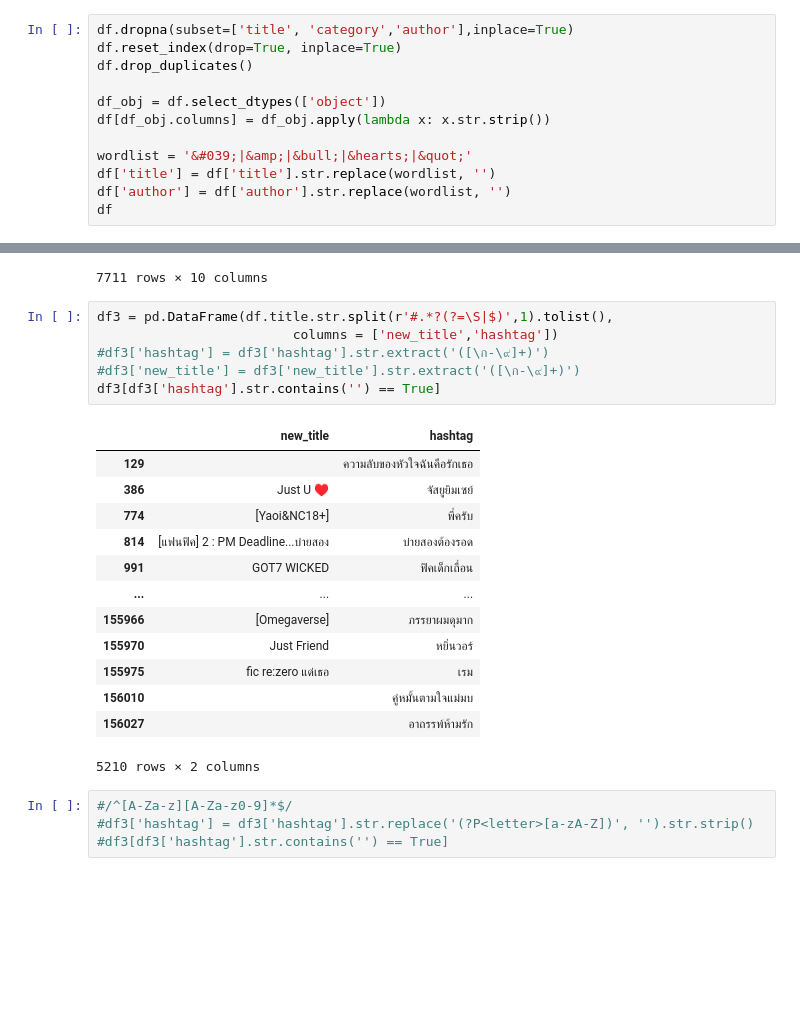
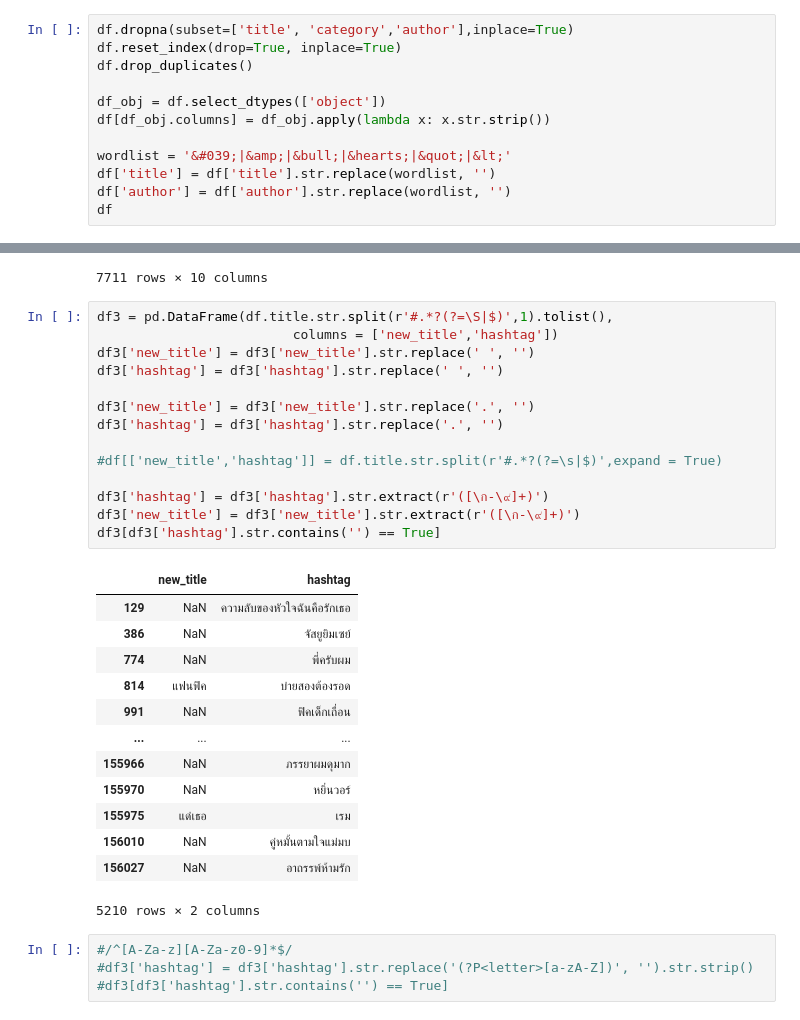
Before and after one commit to pppetonggg/Pick2Read, a Jupyter notebook: CleanTunwalai.ipynb, the cells around one changed output, grey strips where cells are left out. Cells and saved outputs as stored; diff of their text form; blank space fills up the shorter version.

```diff
--- a/CleanTunwalai.ipynb
+++ b/CleanTunwalai.ipynb
@@ -18,7 +18,7 @@ df.drop_duplicates()
 df_obj = df.select_dtypes(['object'])
 df[df_obj.columns] = df_obj.apply(lambda x: x.str.strip())
 
-wordlist = '&#039;|&amp;|&bull;|&hearts;|&quot;'
+wordlist = '&#039;|&amp;|&bull;|&hearts;|&quot;|&lt;'
 df['title'] = df['title'].str.replace(wordlist, '')
 df['author'] = df['author'].str.replace(wordlist, '')
 df
@@ -61,22 +61,30 @@ df2
 # %%
 df3 = pd.DataFrame(df.title.str.split(r'#.*?(?=\S|$)',1).tolist(),
                          columns = ['new_title','hashtag'])
-#df3['hashtag'] = df3['hashtag'].str.extract('([\ก-\๙]+)')
-#df3['new_title'] = df3['new_title'].str.extract('([\ก-\๙]+)')
+df3['new_title'] = df3['new_title'].str.replace(' ', '')
+df3['hashtag'] = df3['hashtag'].str.replace(' ', '')
+
+df3['new_title'] = df3['new_title'].str.replace('.', '')
+df3['hashtag'] = df3['hashtag'].str.replace('.', '')
+
+#df[['new_title','hashtag']] = df.title.str.split(r'#.*?(?=\s|$)',expand = True)
+
+df3['hashtag'] = df3['hashtag'].str.extract(r'([\ก-\๙]+)')
+df3['new_title'] = df3['new_title'].str.extract(r'([\ก-\๙]+)')
 df3[df3['hashtag'].str.contains('') == True]
 # %% [output]
 |  | new_title | hashtag |
-| 129 |  | ความลับของหัวใจฉันคือรักเธอ |
-| 386 | Just U ♥ | จัสยูยิมเซย์ |
-| 774 | [Yaoi&NC18+] | พี่ครับ |
-| 814 | [แฟนฟิค] 2 : PM Deadline...บ่ายสอง | บ่ายสองต้องรอด |
-| 991 | GOT7 WICKED | ฟิคเด็กเถื่อน |
+| 129 | NaN | ความลับของหัวใจฉันคือรักเธอ |
+| 386 | NaN | จัสยูยิมเซย์ |
+| 774 | NaN | พี่ครับผม |
+| 814 | แฟนฟิค | บ่ายสองต้องรอด |
+| 991 | NaN | ฟิคเด็กเถื่อน |
 | ... | ... | ... |
-| 155966 | [Omegaverse] | ภรรยาผมดุมาก |
-| 155970 | Just Friend | หยิ่นวอร์ |
-| 155975 | fic re:zero แด่เธอ | เรม |
-| 156010 |  | คู่หมั้นตามใจแม่มบ |
-| 156027 |  | อาถรรพ์ห้ามรัก |
+| 155966 | NaN | ภรรยาผมดุมาก |
+| 155970 | NaN | หยิ่นวอร์ |
+| 155975 | แด่เธอ | เรม |
+| 156010 | NaN | คู่หมั้นตามใจแม่มบ |
+| 156027 | NaN | อาถรรพ์ห้ามรัก |
 5210 rows × 2 columns
 # %%
 #/^[A-Za-z][A-Za-z0-9]*$/
```
Also changed, not shown: parts of 2 cells of this notebook, 14 other files.
